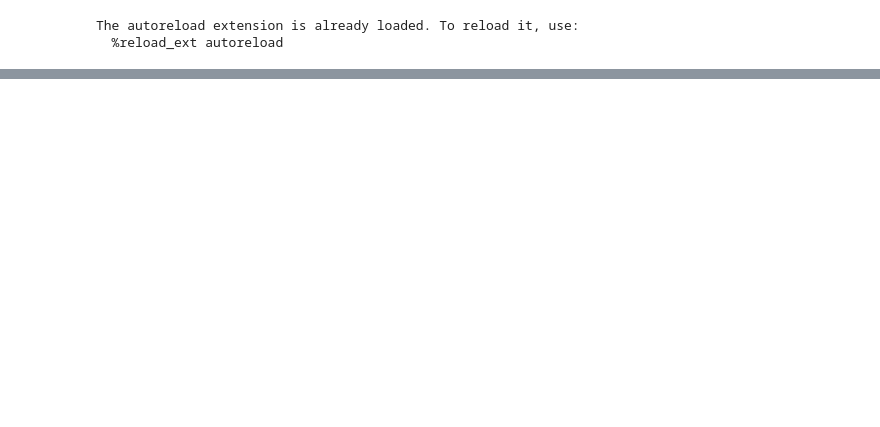
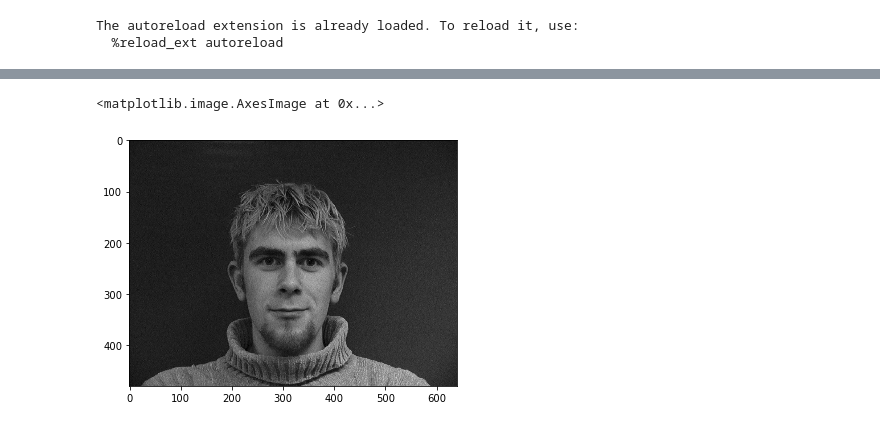
Before and after one commit to aprilsin/cs194-proj4, a Jupyter notebook: part1.ipynb, the cells around one changed output, grey strips where cells are left out. Drawn from its saved outputs; the diff is of its cells as text; code cells hidden in the pictures; blank space fills up the shorter version.

Commit message:
Start data augmentation for part1

```diff
--- a/part1.ipynb
+++ b/part1.ipynb
@@ -49,0 +37,15 @@ assert len(training_set.items()) == 192, len(training_set.items())
+# %%
+import skimage.transform
+def data_augmentation_part1(img:np.ndarray, nose_point):
+    my_types.assert_img_type(img)
+    my_types.assert_is_point(nose_point)
+
+    img = skimage.transform.resize(img, output_shape=(80, 60), preserve_range=True)
+    my_types.assert_img_type(img)
+    img = img - 0.5 # normalize values to range [-0.5, 0.5]
+
+#     my_types.assert_img_type(img)
+    return img
+
+img = training_set[(1, 1)][0]
+data_augmentation_part1(img, np.array([0, 0]))
@@ -49,0 +66,5 @@ assert len(training_set.items()) == 192, len(training_set.items())
+# %%
+io.imshow(img)
+# %% [output]
+<matplotlib.image.AxesImage at 0x...>
+[figure, added]
```
Also changed, not shown: parts of 7 cells of this notebook, 3 other files.
